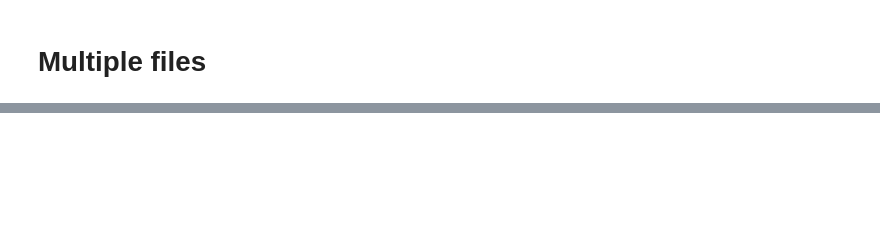
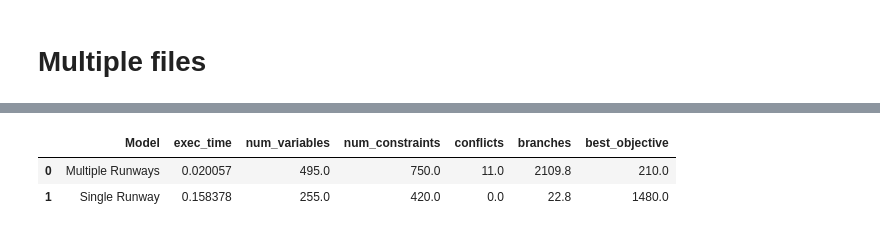
Before and after one commit to brunomfernandes45/aircraft-landings-scheduling, a Jupyter notebook: src/report.ipynb, the cells around one changed output, grey strips where cells are left out. Cells and saved outputs as stored; diff of their text form; code cells hidden in the pictures; blank space fills up the shorter version.

```diff
--- a/src/report.ipynb
+++ b/src/report.ipynb
@@ -1082,0 +1100,32 @@ merged_results.shape
+# %%
+# Lê os dados do arquivo
+filename = "data/airland2.txt"
+num_planes, planes_data, separation_times = read_data(filename)
+
+num_runways = 2
+num_runs = 5
+
+# Lista para armazenar todas as métricas
+all_metrics = []
+
+for run in range(1, num_runs + 1):
+    # Modelo de Pista Única
+    solver_single, model_single, variables_single = solve_cp_sat_model_single_runway(num_planes, planes_data, separation_times)
+    metrics_single = performance_CP(solver_single, model_single, planes_data)
+    metrics_single["Model"] = "Single Runway"
+    all_metrics.append(metrics_single)
+
+    # Modelo de Pistas Múltiplas
+    solver_multiple, model_multiple = solve_cp_sat_model_multiple_runways(num_planes, num_runways, planes_data, separation_times)
+    metrics_multiple = performance_CP(solver_multiple, model_multiple, planes_data)
+    metrics_multiple["Model"] = "Multiple Runways"
+    all_metrics.append(metrics_multiple)
+
+# Cria um dataframe com todas as execuções
+results_df = pd.DataFrame(all_metrics)
+
+# Calcula a média das métricas para cada modelo
+averaged_metrics = results_df.groupby("Model").mean(numeric_only=True).reset_index()
+
+# Exibe o dataframe apenas com as médias
+print(averaged_metrics)
@@ -1082,0 +1150,6 @@ merged_results.shape
+# %%
+averaged_metrics.head(10)
+# %% [output]
+|  | Model | exec_time | num_variables | num_constraints | conflicts | branches | best_objective |
+| 0 | Multiple Runways | 0.020057 | 495.0 | 750.0 | 11.0 | 2109.8 | 210.0 |
+| 1 | Single Runway | 0.158378 | 255.0 | 420.0 | 0.0 | 22.8 | 1480.0 |
```
Also changed, not shown: parts of 20 cells of this notebook.
